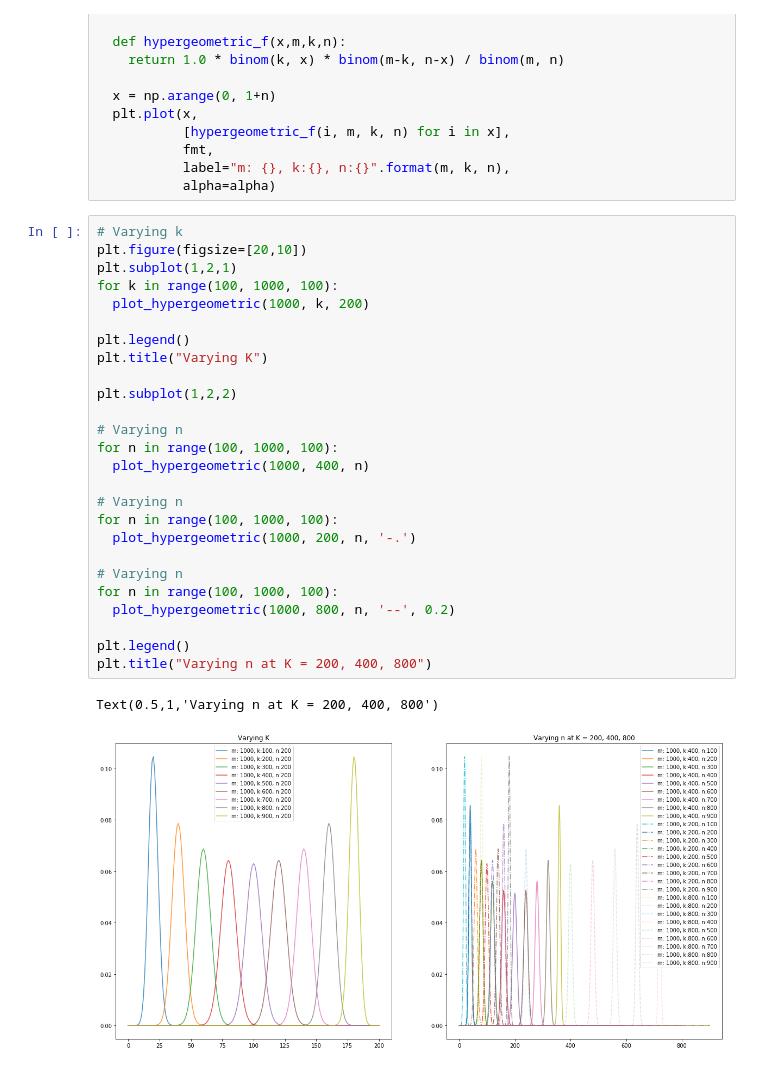
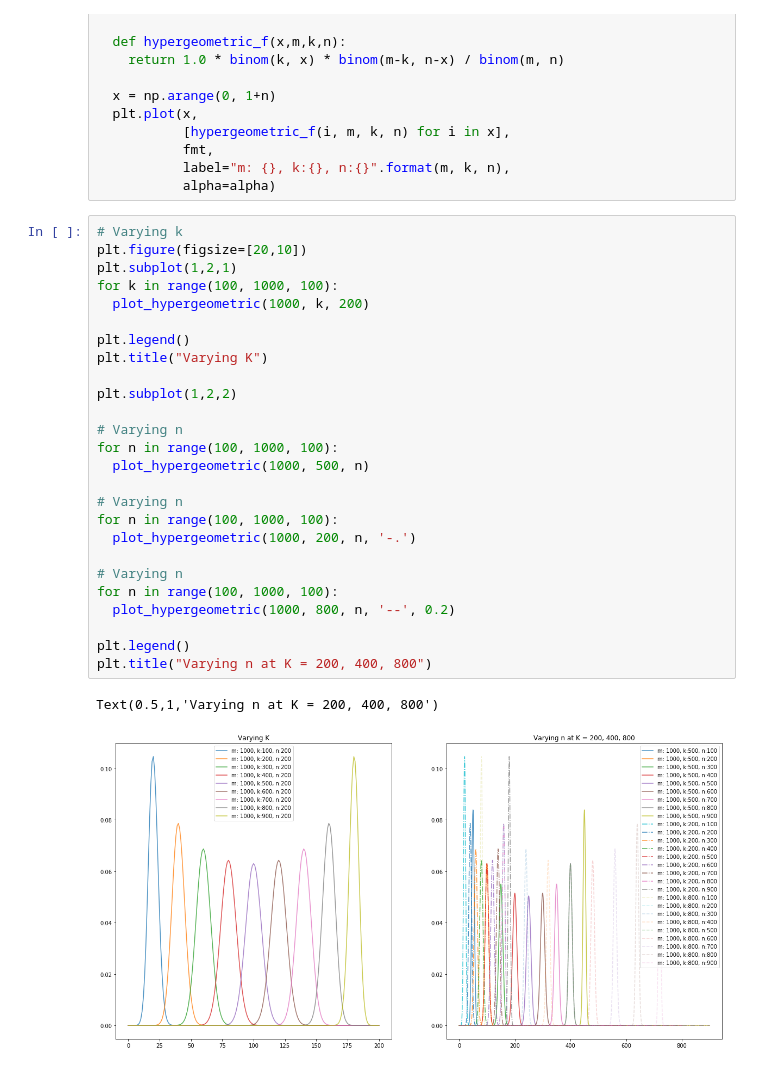
Before and after one commit to mlcow/prob-stats, a Jupyter notebook: Univariate_parametric_distributions.ipynb, the cells around one changed output. Drawn from its saved outputs; the diff is of its cells as text.

```diff
--- a/Univariate_parametric_distributions.ipynb
+++ b/Univariate_parametric_distributions.ipynb
@@ -47,29 +47,29 @@ def plot_hypergeometric(m,k,n, fmt='-', alpha=0.8):
 # %%
 # Varying k
 plt.figure(figsize=[20,10])
 plt.subplot(1,2,1)
 for k in range(100, 1000, 100):
   plot_hypergeometric(1000, k, 200)
 
 plt.legend()
 plt.title("Varying K")
 
 plt.subplot(1,2,2)
 
 # Varying n
 for n in range(100, 1000, 100):
-  plot_hypergeometric(1000, 400, n)
+  plot_hypergeometric(1000, 500, n)
 
 # Varying n
 for n in range(100, 1000, 100):
   plot_hypergeometric(1000, 200, n, '-.')
 
 # Varying n
 for n in range(100, 1000, 100):
   plot_hypergeometric(1000, 800, n, '--', 0.2)
 
 plt.legend()
 plt.title("Varying n at K = 200, 400, 800")
 # %% [output]
 Text(0.5,1,'Varying n at K = 200, 400, 800')
-[figure, old version]
+[figure, new version]
```
